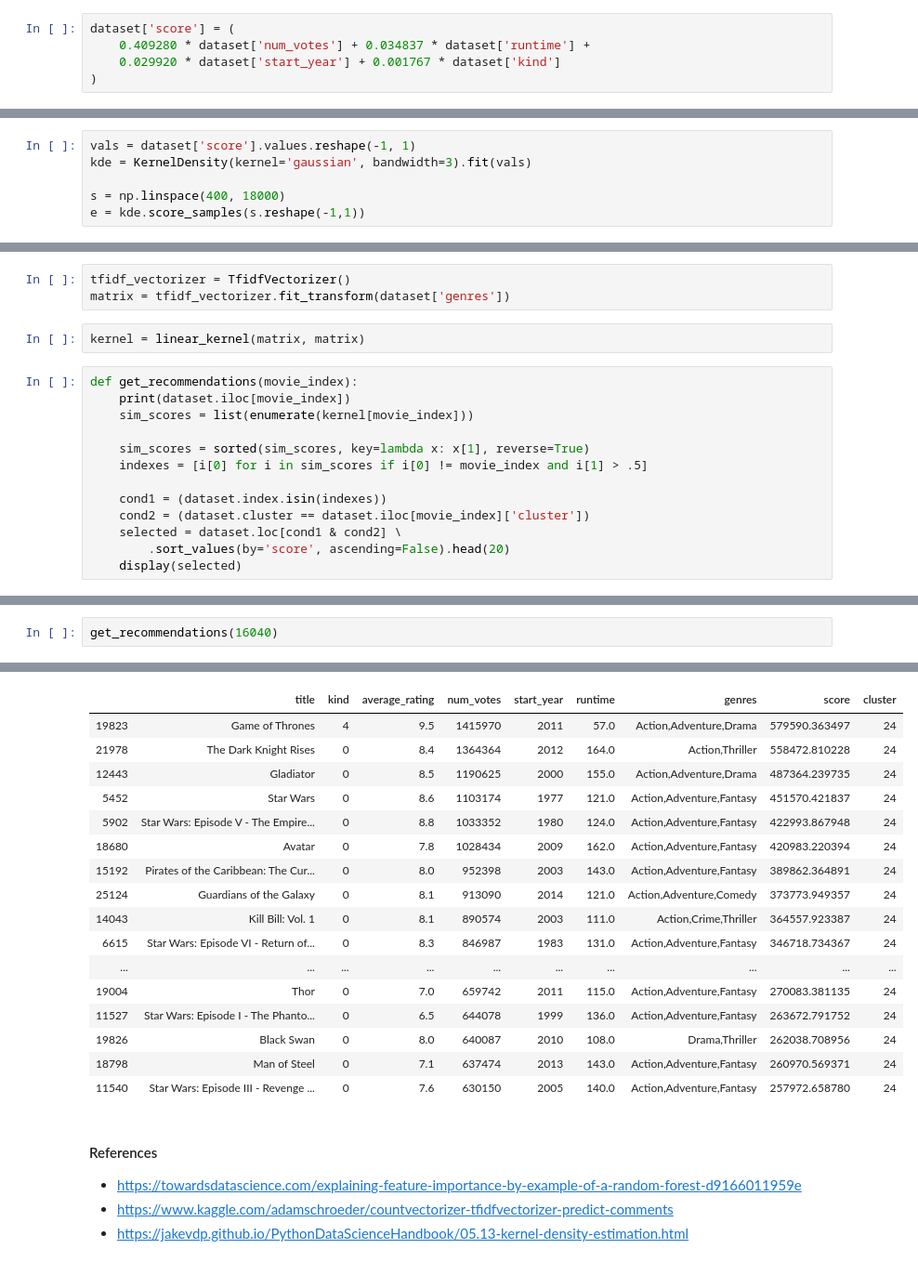
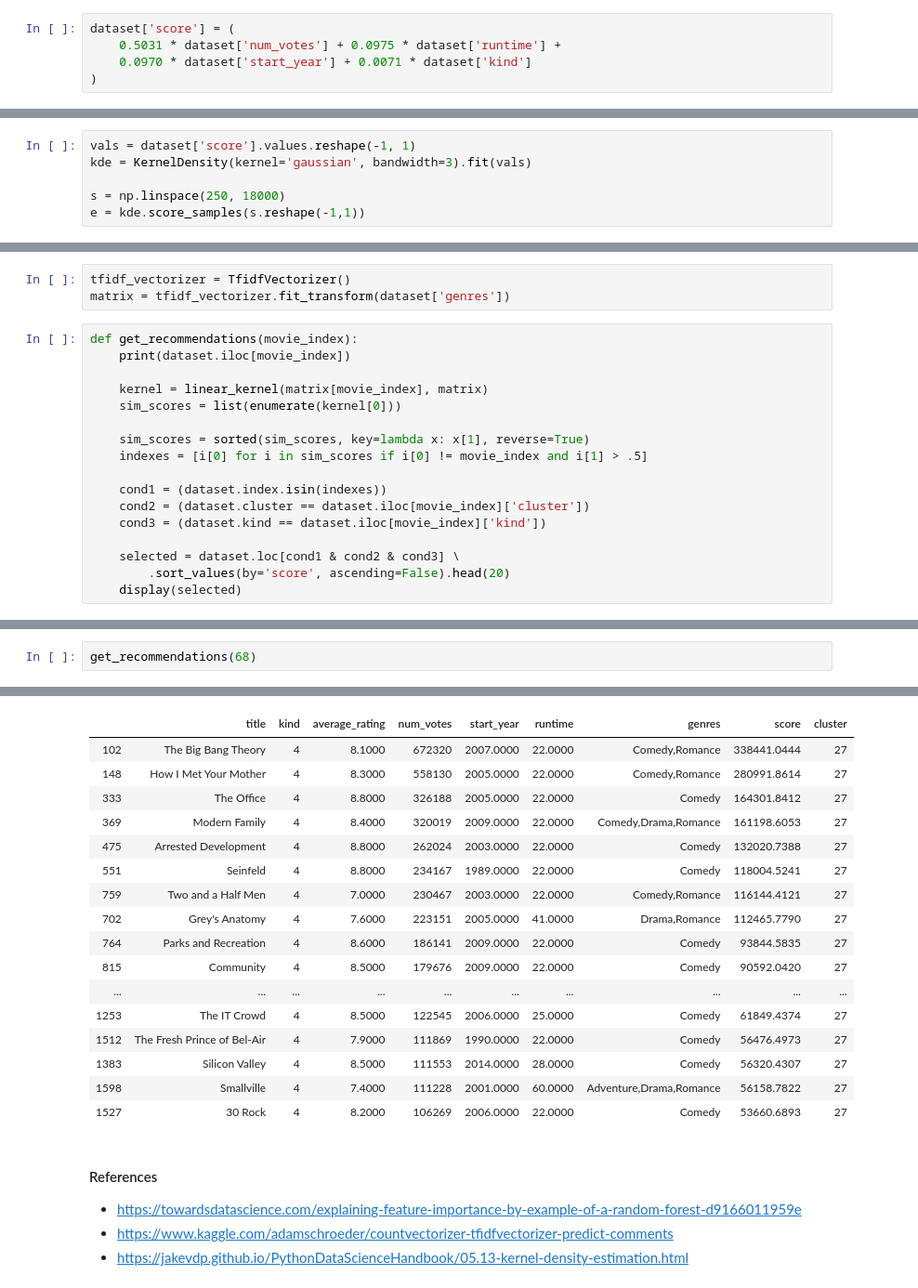
Before and after one commit to Jolinda-hub/recommovie, a Jupyter notebook: notebook/recommovie.ipynb, the cells around one changed output, grey strips where cells are left out. Shown: that part at 93% size. Cells and saved outputs as stored; diff of their text form.

```diff
--- a/notebook/recommovie.ipynb
+++ b/notebook/recommovie.ipynb
@@ -206,8 +211,8 @@ drop_col_feat_imp(rf, X_train, y_train)
 #### Scoring
 # %%
 dataset['score'] = (
-    0.409280 * dataset['num_votes'] + 0.034837 * dataset['runtime'] +
-    0.029920 * dataset['start_year'] + 0.001767 * dataset['kind']
+    0.5031 * dataset['num_votes'] + 0.0975 * dataset['runtime'] +
+    0.0970 * dataset['start_year'] + 0.0071 * dataset['kind']
 )
 # %%
 dataset = dataset.reset_index(drop=True)
@@ -258,7 +263,7 @@ plt.axvline(18000, color='r');
 vals = dataset['score'].values.reshape(-1, 1)
 kde = KernelDensity(kernel='gaussian', bandwidth=3).fit(vals)
 
-s = np.linspace(400, 18000)
+s = np.linspace(250, 18000)
 e = kde.score_samples(s.reshape(-1,1))
 # %%
 plt.figure(figsize=(9, 6))
@@ -311,19 +316,21 @@ dtype: int64
 # %%
 tfidf_vectorizer = TfidfVectorizer()
 matrix = tfidf_vectorizer.fit_transform(dataset['genres'])
-# %%
-kernel = linear_kernel(matrix, matrix)
 # %%
 def get_recommendations(movie_index):
     print(dataset.iloc[movie_index])
-    sim_scores = list(enumerate(kernel[movie_index]))
+
+    kernel = linear_kernel(matrix[movie_index], matrix)
+    sim_scores = list(enumerate(kernel[0]))
 
     sim_scores = sorted(sim_scores, key=lambda x: x[1], reverse=True)
     indexes = [i[0] for i in sim_scores if i[0] != movie_index and i[1] > .5]
 
     cond1 = (dataset.index.isin(indexes))
     cond2 = (dataset.cluster == dataset.iloc[movie_index]['cluster'])
-    selected = dataset.loc[cond1 & cond2] \
+    cond3 = (dataset.kind == dataset.iloc[movie_index]['kind'])
+
+    selected = dataset.loc[cond1 & cond2 & cond3] \
         .sort_values(by='score', ascending=False).head(20)
     display(selected)
 # %%
@@ -359,3 +366,3 @@ Name: 9966, dtype: object
 # %%
-get_recommendations(16040)
+get_recommendations(68)
 # %% [output]
@@ -372,20 +379,20 @@ Name: 16040, dtype: object
 |  | title | kind | average_rating | num_votes | start_year | runtime | genres | score | cluster |
-| 19823 | Game of Thrones | 4 | 9.5 | 1415970 | 2011 | 57.0 | Action,Adventure,Drama | 579590.363497 | 24 |
-| 21978 | The Dark Knight Rises | 0 | 8.4 | 1364364 | 2012 | 164.0 | Action,Thriller | 558472.810228 | 24 |
-| 12443 | Gladiator | 0 | 8.5 | 1190625 | 2000 | 155.0 | Action,Adventure,Drama | 487364.239735 | 24 |
-| 5452 | Star Wars | 0 | 8.6 | 1103174 | 1977 | 121.0 | Action,Adventure,Fantasy | 451570.421837 | 24 |
-| 5902 | Star Wars: Episode V - The Empire... | 0 | 8.8 | 1033352 | 1980 | 124.0 | Action,Adventure,Fantasy | 422993.867948 | 24 |
-| 18680 | Avatar | 0 | 7.8 | 1028434 | 2009 | 162.0 | Action,Adventure,Fantasy | 420983.220394 | 24 |
-| 15192 | Pirates of the Caribbean: The Cur... | 0 | 8.0 | 952398 | 2003 | 143.0 | Action,Adventure,Fantasy | 389862.364891 | 24 |
-| 25124 | Guardians of the Galaxy | 0 | 8.1 | 913090 | 2014 | 121.0 | Action,Adventure,Comedy | 373773.949357 | 24 |
-| 14043 | Kill Bill: Vol. 1 | 0 | 8.1 | 890574 | 2003 | 111.0 | Action,Crime,Thriller | 364557.923387 | 24 |
-| 6615 | Star Wars: Episode VI - Return of... | 0 | 8.3 | 846987 | 1983 | 131.0 | Action,Adventure,Fantasy | 346718.734367 | 24 |
+| 102 | The Big Bang Theory | 4 | 8.1000 | 672320 | 2007.0000 | 22.0000 | Comedy,Romance | 338441.0444 | 27 |
+| 148 | How I Met Your Mother | 4 | 8.3000 | 558130 | 2005.0000 | 22.0000 | Comedy,Romance | 280991.8614 | 27 |
+| 333 | The Office | 4 | 8.8000 | 326188 | 2005.0000 | 22.0000 | Comedy | 164301.8412 | 27 |
+| 369 | Modern Family | 4 | 8.4000 | 320019 | 2009.0000 | 22.0000 | Comedy,Drama,Romance | 161198.6053 | 27 |
+| 475 | Arrested Development | 4 | 8.8000 | 262024 | 2003.0000 | 22.0000 | Comedy | 132020.7388 | 27 |
+| 551 | Seinfeld | 4 | 8.8000 | 234167 | 1989.0000 | 22.0000 | Comedy | 118004.5241 | 27 |
+| 759 | Two and a Half Men | 4 | 7.0000 | 230467 | 2003.0000 | 22.0000 | Comedy,Romance | 116144.4121 | 27 |
+| 702 | Grey's Anatomy | 4 | 7.6000 | 223151 | 2005.0000 | 41.0000 | Drama,Romance | 112465.7790 | 27 |
+| 764 | Parks and Recreation | 4 | 8.6000 | 186141 | 2009.0000 | 22.0000 | Comedy | 93844.5835 | 27 |
+| 815 | Community | 4 | 8.5000 | 179676 | 2009.0000 | 22.0000 | Comedy | 90592.0420 | 27 |
 | ... | ... | ... | ... | ... | ... | ... | ... | ... | ... |
-| 19004 | Thor | 0 | 7.0 | 659742 | 2011 | 115.0 | Action,Adventure,Fantasy | 270083.381135 | 24 |
-| 11527 | Star Wars: Episode I - The Phanto... | 0 | 6.5 | 644078 | 1999 | 136.0 | Action,Adventure,Fantasy | 263672.791752 | 24 |
-| 19826 | Black Swan | 0 | 8.0 | 640087 | 2010 | 108.0 | Drama,Thriller | 262038.708956 | 24 |
-| 18798 | Man of Steel | 0 | 7.1 | 637474 | 2013 | 143.0 | Action,Adventure,Fantasy | 260970.569371 | 24 |
-| 11540 | Star Wars: Episode III - Revenge ... | 0 | 7.6 | 630150 | 2005 | 140.0 | Action,Adventure,Fantasy | 257972.658780 | 24 |
+| 1253 | The IT Crowd | 4 | 8.5000 | 122545 | 2006.0000 | 25.0000 | Comedy | 61849.4374 | 27 |
+| 1512 | The Fresh Prince of Bel-Air | 4 | 7.9000 | 111869 | 1990.0000 | 22.0000 | Comedy | 56476.4973 | 27 |
+| 1383 | Silicon Valley | 4 | 8.5000 | 111553 | 2014.0000 | 28.0000 | Comedy | 56320.4307 | 27 |
+| 1598 | Smallville | 4 | 7.4000 | 111228 | 2001.0000 | 60.0000 | Adventure,Drama,Romance | 56158.7822 | 27 |
+| 1527 | 30 Rock | 4 | 8.2000 | 106269 | 2006.0000 | 22.0000 | Comedy | 53660.6893 | 27 |
 # %% [markdown]
 #### References
 - https://towardsdatascience.com/explaining-feature-importance-by-example-of-a-random-forest-d9166011959e
```
Also changed, not shown: parts of 20 cells of this notebook, 12 other files.
